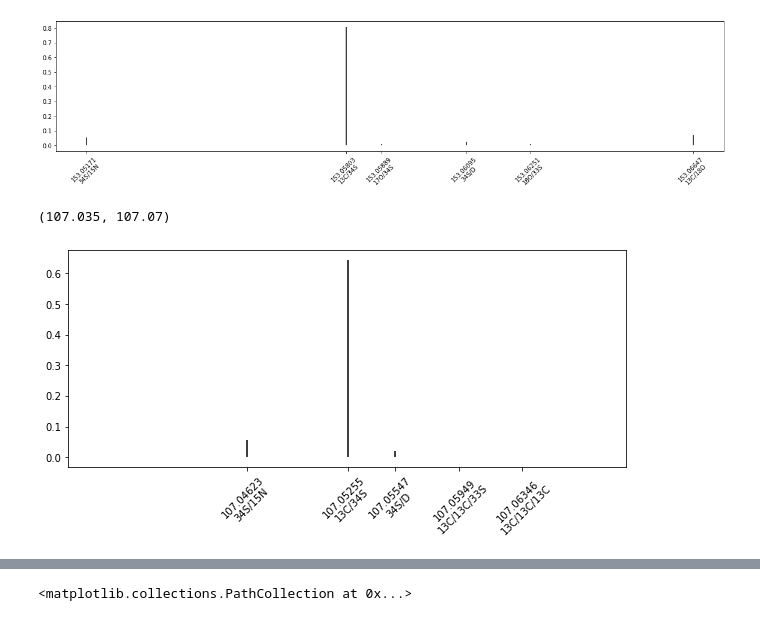
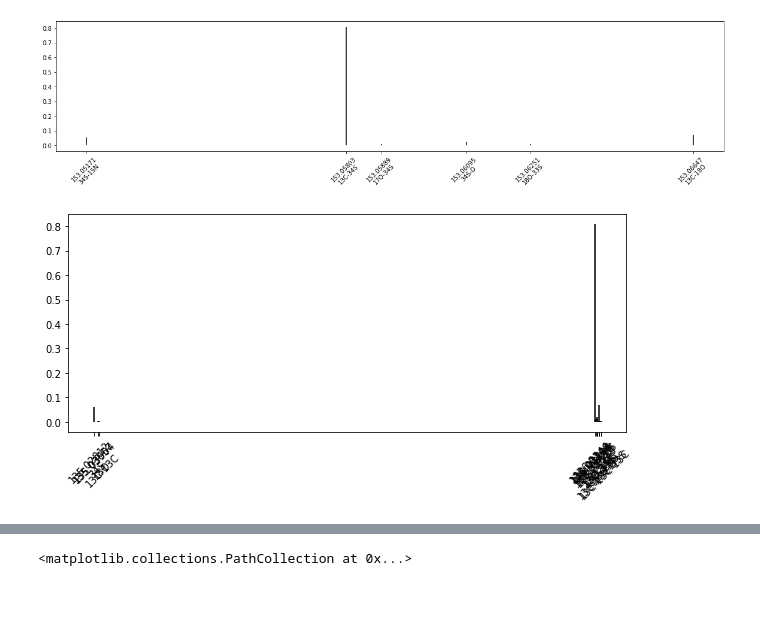
Before and after one commit to Csernica/Methionine-Computation, a Jupyter notebook: Methionine Synthetic Dataset.ipynb, the cells around one changed output, grey strips where cells are left out. Cells and saved outputs as stored; diff of their text form; code cells hidden in the pictures.

```diff
--- a/Methionine Synthetic Dataset.ipynb
+++ b/Methionine Synthetic Dataset.ipynb
@@ -283,6 +188,6 @@ for i, massSelection in enumerate(massSelected):
 # %%
-outputDict = {}
-fullMolecule = ['13C','15N','33S','34S','17O','18O','D']
+fullMoleculeU = ['13C','15N','33S','34S','17O','18O','D','13C18O','13C34S','34S15N','18O15N',
+                '18O34S','18O18O','36S',]
 ratios = ['D/34S','17O/34S','33S/34S','15N/34S','13C13C/34S',
          '18O/34S','13C33S/34S','13C18O/34S','13C34S/34S',
          '17O34S/34S','34S15N/34S','34SD/13C34S','18O33S/13C34S',
@@ -290,29 +195,4 @@ ratios = ['D/34S','17O/34S','33S/34S','15N/34S','13C13C/34S',
          '13C34S15N/36S','13C34SD/36S','18O18O/36S',
          '13C13C18O/36S']
 
-for key in fullMolecule:
-    v = UValueBySub(clumpD, key)
-
-    outputDict[key + " U Value"] = v
-
-for key, value in allMeasurementInfo.items():
-    if key in massKeys:
-        for fragment, data in value.items():
-            totalAdjAbund = 0
-            for sub, abundance in data.items():
-                outputDict[key + " " + fragment + ' ' + sub] = {'Abs. Abundance':abundance['Abs. Abundance'],
-                                                    'Rel. Abundance':abundance['Rel. Abundance'],
-                                                    'Adj. Rel. Abundance':0}
-                totalAdjAbund += abundance['Abs. Abundance']
-
-            for sub, abundance in data.items():
-                outputDict[key + " " + fragment + ' ' + sub]['Adj. Rel. Abundance'] = abundance['Abs. Abundance'] / totalAdjAbund
-
-for key, value in allMeasurementInfo.items():
-    if key not in massKeys:
-        for uValue in ratios:
-            num, den = uValue.split('/')
-
-            fraction = value[num]['Abs. Abundance']/value[den]['Abs. Abundance']
-
-            outputDict[uValue] = fraction
+out = measurementToDf(allMeasurementInfo, bySub, fullMoleculeU = fullMoleculeU, ratios = ratios)
@@ -379,7 +245,11 @@ selectedIsotopologues
 # %%
+import matplotlib.pyplot as plt
+
 #####PREDICT FULL SPECTRUM (NO FRAGMENT) #####
 #####CUT OFF ISOTOPOLOGUES WITH LOW REL ABUNDANCE #####
-selectedIsotopologues = M3
+
+##### TO DO: Integrate this with remainder of the code #####
+selectedIsotopologues = MN['M3']
 lowAbundanceCutOff = 0.01
 massError = -0.000
 
@@ -426,13 +296,11 @@ ax.set_xticklabels(labels,rotation = 45);
 [figure]
 # %%
 ##### PREDICT SPECTRUM WITH FRAGMENTATION #####
-selectedIsotopologues = M3
+selectedIsotopologues = MN["M3"]
 lowAbundanceCutOff = 0.001
 massError = 0.000
-fragment = expandFrag(frag_104, numberAtSite)
+fragment = expandFrag(frag_133, list(df['Number'].values))
 bounds = None
-
-
 
 ##### Fragment Isotopologues #####
 fragmentedDict = {}
@@ -461,36 +329,35 @@ for key, item in selectedIsotopologues.items():
 
     predictSpectrum[correctedMass]['Abs. Abundance'] += item
 
 totalAbundance = 0
 for key, item in predictSpectrum.items():
     totalAbundance += item['Abs. Abundance']
 
 massPlot = []
 relAbundPlot = []
 subPlot = []
 for key, item in predictSpectrum.items():
     item['Rel. Abundance'] = item['Abs. Abundance'] / totalAbundance
     massPlot.append(key)
     relAbundPlot.append(item['Rel. Abundance'])
     subPlot.append(item['Sub'])
 
 fig, ax = plt.subplots(figsize = (10,4))
 massPlotcutOff = []
 subPlotcutOff = []
 for i in range(len(massPlot)):
     if relAbundPlot[i] > lowAbundanceCutOff:
         ax.vlines(massPlot[i], 0, relAbundPlot[i])
         massPlotcutOff.append(massPlot[i])
         subPlotcutOff.append(subPlot[i])
 ax.set_xticks(massPlotcutOff)
 labels = [str(round(x,5)) +'\n' + y for x,y in zip(massPlotcutOff,subPlotcutOff)]
 ax.set_xticklabels(labels,rotation = 45);
 if bounds != None:
     ax.set_xlim(bounds[0],bounds[1])
-ax.set_xlim(107.035, 107.07)
+#ax.set_xlim(107.035, 107.07)
 # %% [output]
-(107.035, 107.07)
-[figure, old version]
+[figure, new version]
 # %%
 ###See below for an interesting sidenote...
 # %%
```
Also changed, not shown: parts of 40 cells of this notebook, 15 other files.
